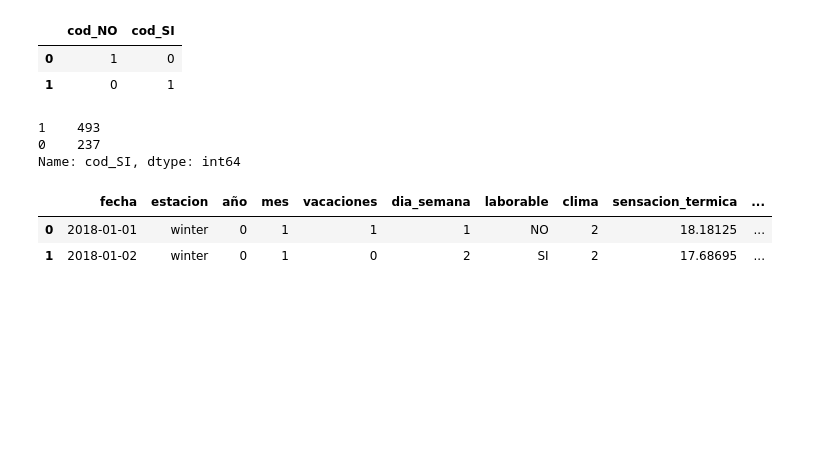
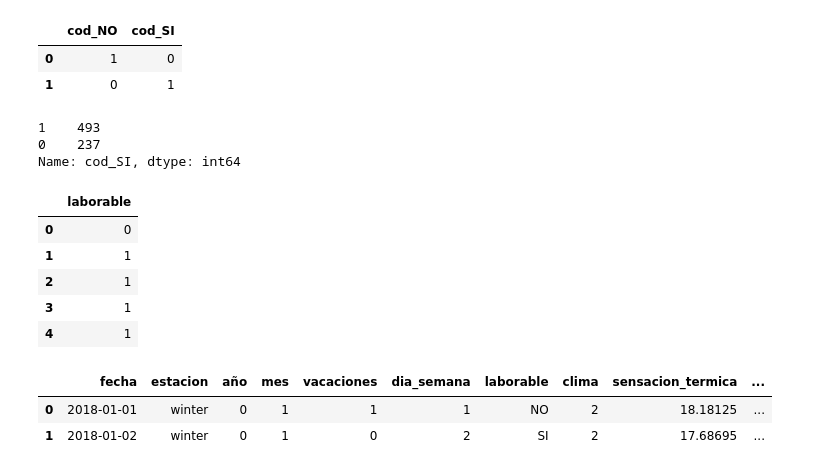
Before and after one commit to Adalab/proyecto-promo-C-modulo-3-team-2, a Jupyter notebook: Preparacion_datos/registrados_encoding.ipynb, the cells around one changed output. Saved outputs shown, nothing was run; the diff lists cells and outputs as text; code cells hidden in the pictures; blank space fills up the shorter version.

```diff
--- a/Preparacion_datos/registrados_encoding.ipynb
+++ b/Preparacion_datos/registrados_encoding.ipynb
@@ -131,7 +133,16 @@ dummies["cod_SI"].value_counts()
 0    237
 Name: cod_SI, dtype: int64
 # %%
-dummies.drop("cod_NO", axis=1, inplace=True)
+#dummies.drop("cod_NO", axis=1, inplace=True)
+dummies.rename(columns ={"cod_SI":'laborable'}, inplace=True)
+dummies.head()
+# %% [output]
+|  | laborable |
+| 0 | 0 |
+| 1 | 1 |
+| 2 | 1 |
+| 3 | 1 |
+| 4 | 1 |
 # %%
 df_cod = pd.concat([df, dummies], axis = 1)
 df_cod.head(2)
```
Also changed, not shown: parts of 2 cells of this notebook, 7 other files.
